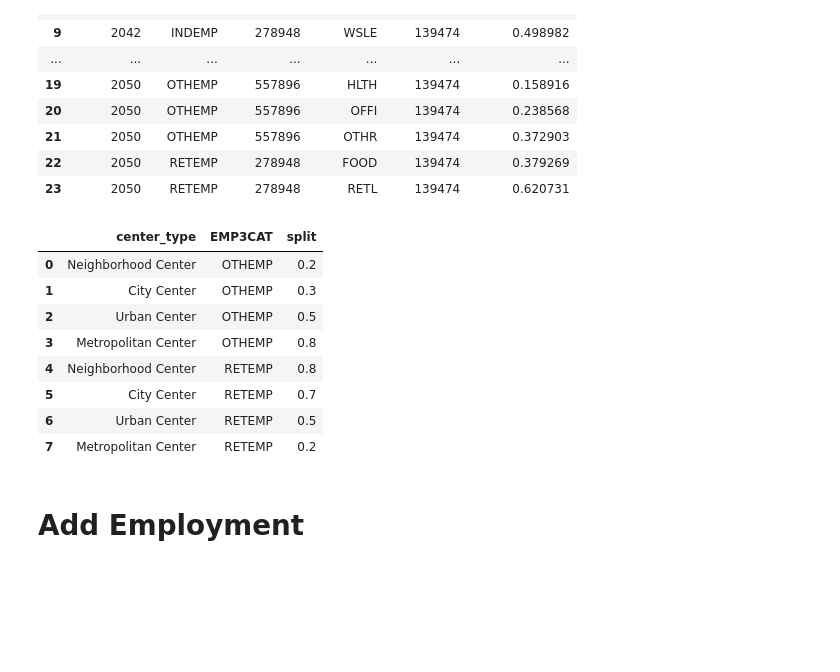
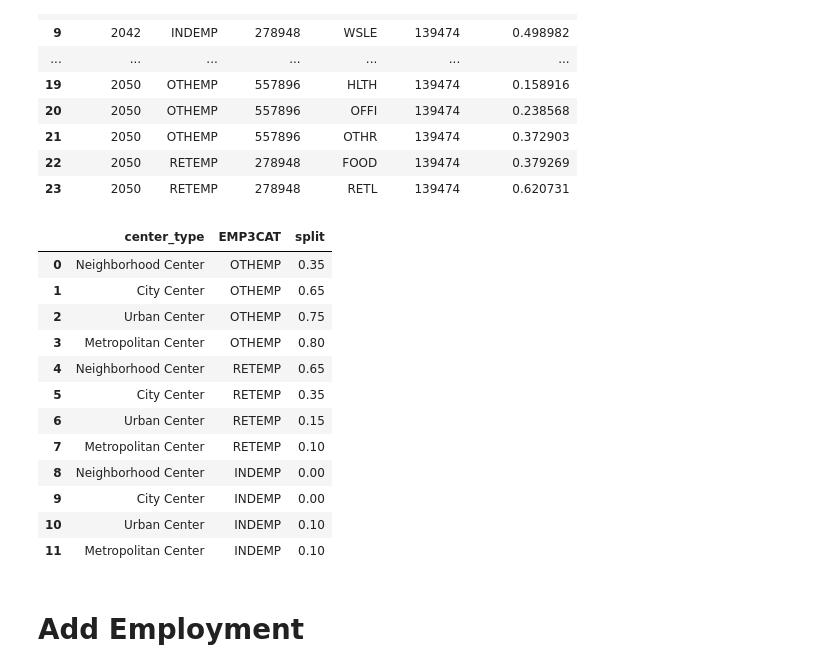
Before and after one commit to WFRCAnalytics/Wasatch-Choice-Land-Use-And-Transit-Scenario, a Jupyter notebook: 5-TAZ-SE-Calcs.ipynb, the cells around one changed output. Cells and saved outputs as stored; diff of their text form; code cells hidden in the pictures; blank space fills up the shorter version.

```diff
--- a/5-TAZ-SE-Calcs.ipynb
+++ b/5-TAZ-SE-Calcs.ipynb
@@ -223,30 +228,37 @@ df_se_data_emp_portions
 | 22 | 2050 | RETEMP | 278948 | FOOD | 139474 | 0.379269 |
 | 23 | 2050 | RETEMP | 278948 | RETL | 139474 | 0.620731 |
 # %%
-df_centers[['office', 'retail']] = df_centers['office_retail_split'].str.split("/", expand=True)
+df_centers[['office', 'retail','industrial']] = df_centers['office_retail_ind_split'].str.split("/", expand=True)
 
 # Convert the new columns to numeric types
 df_centers['OTHEMP'] = pd.to_numeric(df_centers['office'])
 df_centers['RETEMP'] = pd.to_numeric(df_centers['retail'])
+df_centers['INDEMP'] = pd.to_numeric(df_centers['industrial'])
 
 # Divide the columns by 100
 df_centers['OTHEMP'] = df_centers['OTHEMP'] / 100
 df_centers['RETEMP'] = df_centers['RETEMP'] / 100
+df_centers['INDEMP'] = df_centers['INDEMP'] / 100
 
-df_centers_office_retail = pd.melt(df_centers, id_vars=['center_type'], value_vars=['OTHEMP', 'RETEMP'],
+
+df_centers_office_retail = pd.melt(df_centers, id_vars=['center_type'], value_vars=['OTHEMP', 'RETEMP', 'INDEMP'],
                                    var_name='EMP3CAT', value_name='split')
 
 df_centers_office_retail
 # %% [output]
 |  | center_type | EMP3CAT | split |
-| 0 | Neighborhood Center | OTHEMP | 0.2 |
-| 1 | City Center | OTHEMP | 0.3 |
-| 2 | Urban Center | OTHEMP | 0.5 |
-| 3 | Metropolitan Center | OTHEMP | 0.8 |
-| 4 | Neighborhood Center | RETEMP | 0.8 |
-| 5 | City Center | RETEMP | 0.7 |
-| 6 | Urban Center | RETEMP | 0.5 |
-| 7 | Metropolitan Center | RETEMP | 0.2 |
+| 0 | Neighborhood Center | OTHEMP | 0.35 |
+| 1 | City Center | OTHEMP | 0.65 |
+| 2 | Urban Center | OTHEMP | 0.75 |
+| 3 | Metropolitan Center | OTHEMP | 0.80 |
+| 4 | Neighborhood Center | RETEMP | 0.65 |
+| 5 | City Center | RETEMP | 0.35 |
+| 6 | Urban Center | RETEMP | 0.15 |
+| 7 | Metropolitan Center | RETEMP | 0.10 |
+| 8 | Neighborhood Center | INDEMP | 0.00 |
+| 9 | City Center | INDEMP | 0.00 |
+| 10 | Urban Center | INDEMP | 0.10 |
+| 11 | Metropolitan Center | INDEMP | 0.10 |
 # %% [markdown]
 # Add Employment
 # %%
```
Also changed, not shown: parts of 32 cells of this notebook, 8 other files.
